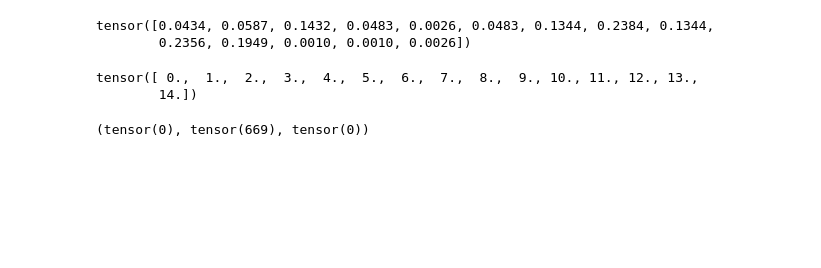
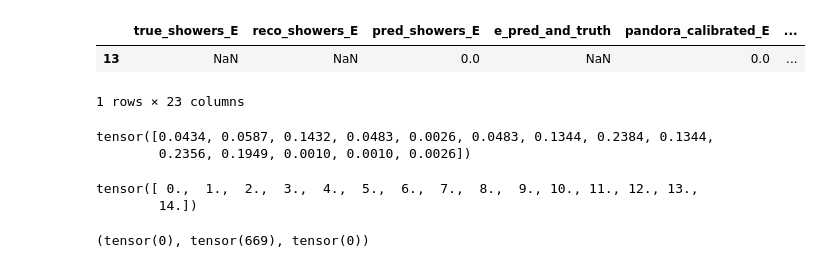
Before and after one commit to selvaggi/mlpf, a Jupyter notebook: notebooks/16_explore_inference.ipynb, the cells around one changed output. Cells and saved outputs as stored; diff of their text form; code cells hidden in the pictures; blank space fills up the shorter version.

```diff
--- a/notebooks/16_explore_inference.ipynb
+++ b/notebooks/16_explore_inference.ipynb
@@ -189,3 +164,9 @@ df_event_pandora
+# %%
+df_event_pandora[np.isnan(df_event_pandora.pred_showers_E.values)+np.isnan(df_event_pandora.true_showers_E.values)]
+# %% [output]
+|  | true_showers_E | reco_showers_E | pred_showers_E | e_pred_and_truth | pandora_calibrated_E | ... |
+| 13 | NaN | NaN | 0.0 | NaN | 0.0 | ... |
+1 rows × 23 columns
 # %%
 def calculate_delta_MC(y):
     y1 = y
```
Also changed, not shown: parts of 8 cells of this notebook, 18 other files.
